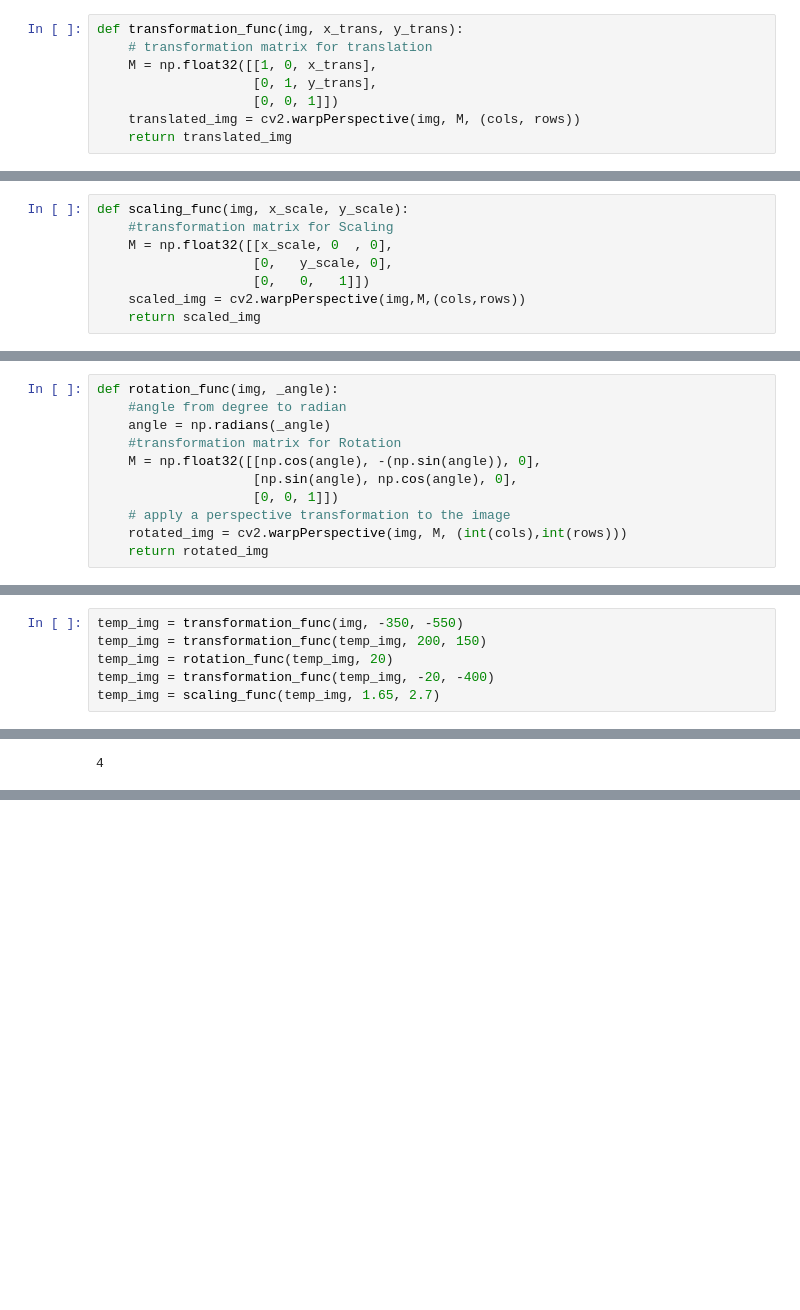
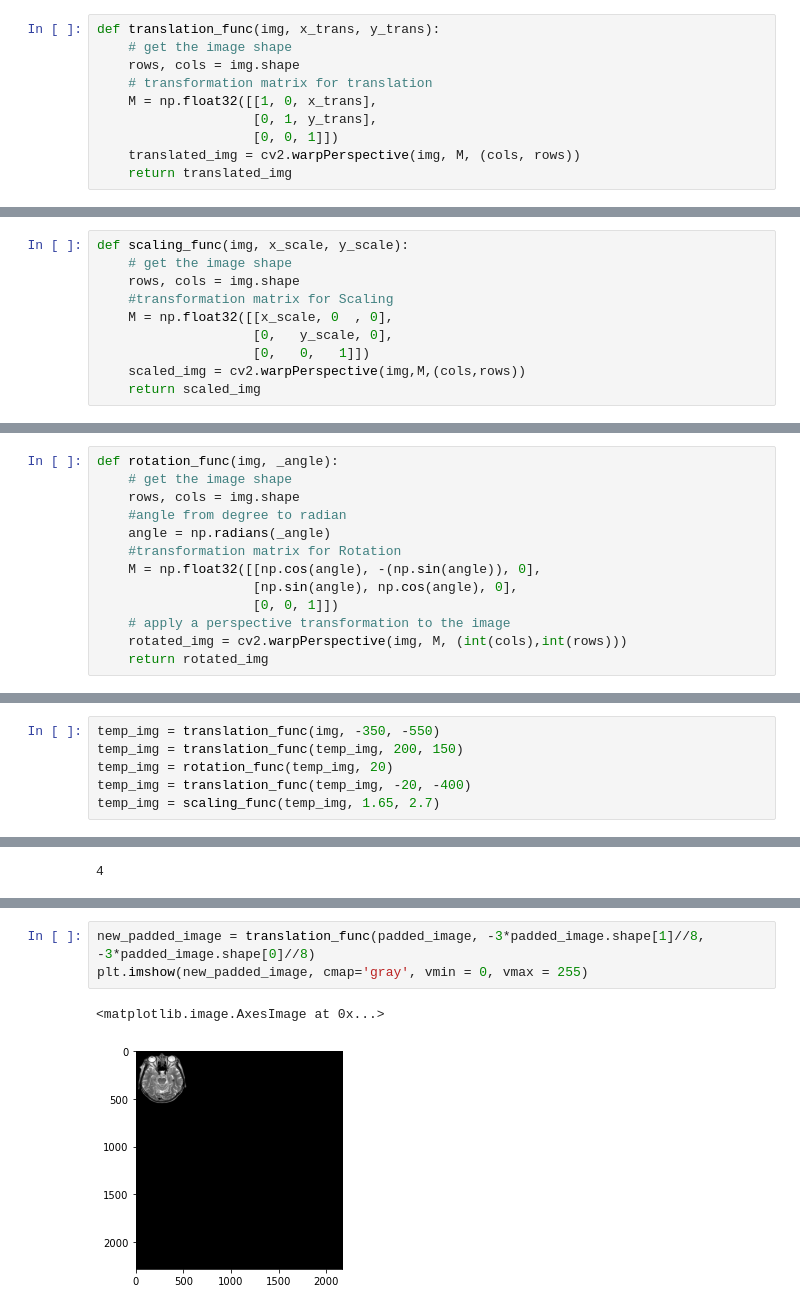
Before and after one commit to zahrasalarian/Digital-Image-Processing-for-Medical-Applications, a Jupyter notebook: HW1/pt-1.ipynb, the cells around one changed output, grey strips where cells are left out. Cells and saved outputs as stored; diff of their text form; blank space fills up the shorter version.

```diff
--- a/HW1/pt-1.ipynb
+++ b/HW1/pt-1.ipynb
@@ -21,7 +21,9 @@ rows, cols = img.shape
 # %% [markdown]
 #### Define transformation function
 # %%
-def transformation_func(img, x_trans, y_trans):
+def translation_func(img, x_trans, y_trans):
+    # get the image shape
+    rows, cols = img.shape
     # transformation matrix for translation
     M = np.float32([[1, 0, x_trans],
                     [0, 1, y_trans],
@@ -32,6 +34,8 @@ def transformation_func(img, x_trans, y_trans):
 #### Define scaling function
 # %%
 def scaling_func(img, x_scale, y_scale):
+	# get the image shape
+	rows, cols = img.shape
 	#transformation matrix for Scaling
 	M = np.float32([[x_scale, 0  , 0],
 					[0,   y_scale, 0],
@@ -59,6 +65,8 @@ def shearing_func(img, shearing_axis, shear_val):
 #### Define rotation function
 # %%
 def rotation_func(img, _angle):
+	# get the image shape
+	rows, cols = img.shape
 	#angle from degree to radian
 	angle = np.radians(_angle)
 	#transformation matrix for Rotation
@@ -71,10 +79,10 @@ def rotation_func(img, _angle):
 # %% [markdown]
 ### Combine all the methods to get a borderless image
 # %%
-temp_img = transformation_func(img, -350, -550)
-temp_img = transformation_func(temp_img, 200, 150)
+temp_img = translation_func(img, -350, -550)
+temp_img = translation_func(temp_img, 200, 150)
 temp_img = rotation_func(temp_img, 20)
-temp_img = transformation_func(temp_img, -20, -400)
+temp_img = translation_func(temp_img, -20, -400)
 temp_img = scaling_func(temp_img, 1.65, 2.7)
 # %%
 # disable x & y axis
@@ -128,0 +144,6 @@ padded_image.shape[0] // img_half.shape[0]
+# %%
+new_padded_image = translation_func(padded_image, -3*padded_image.shape[1]//8, -3*padded_image.shape[0]//8)
+plt.imshow(new_padded_image, cmap='gray', vmin = 0, vmax = 255)
+# %% [output]
+<matplotlib.image.AxesImage at 0x...>
+[figure, added]
```
Also changed, not shown: parts of 8 cells of this notebook.
